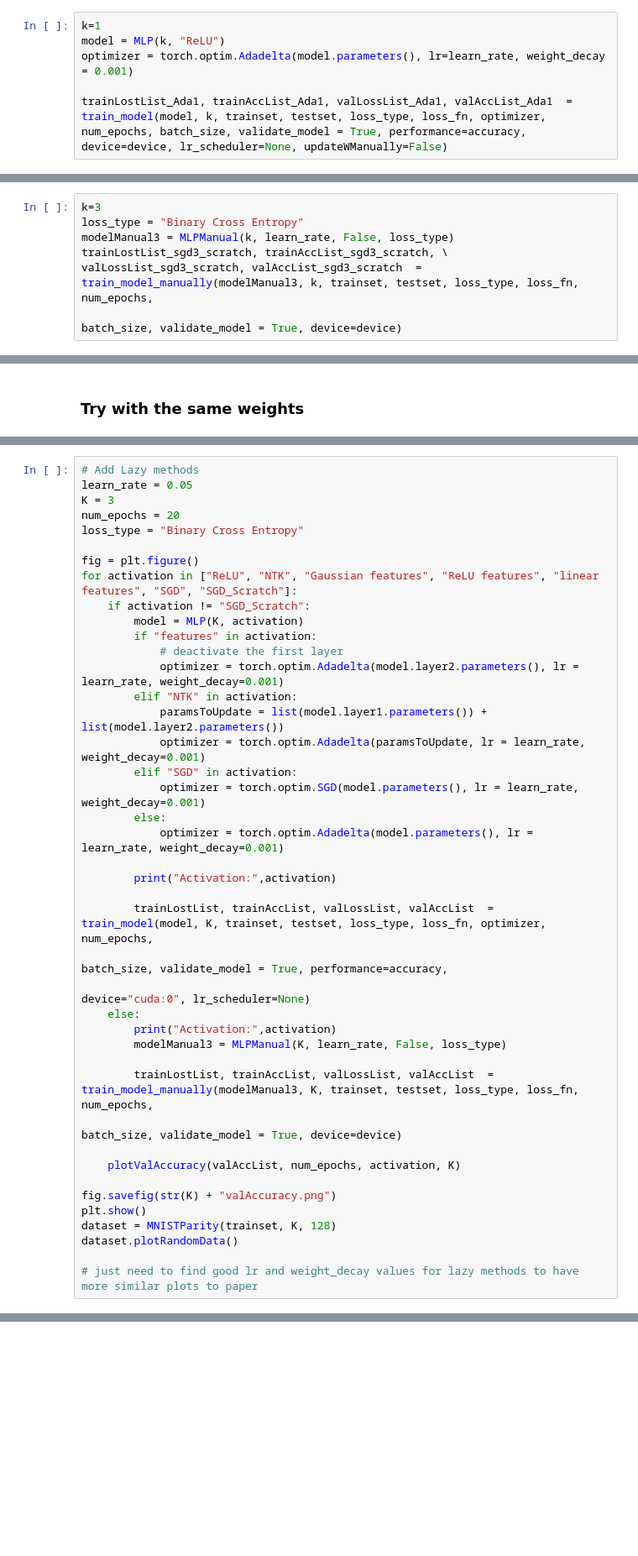
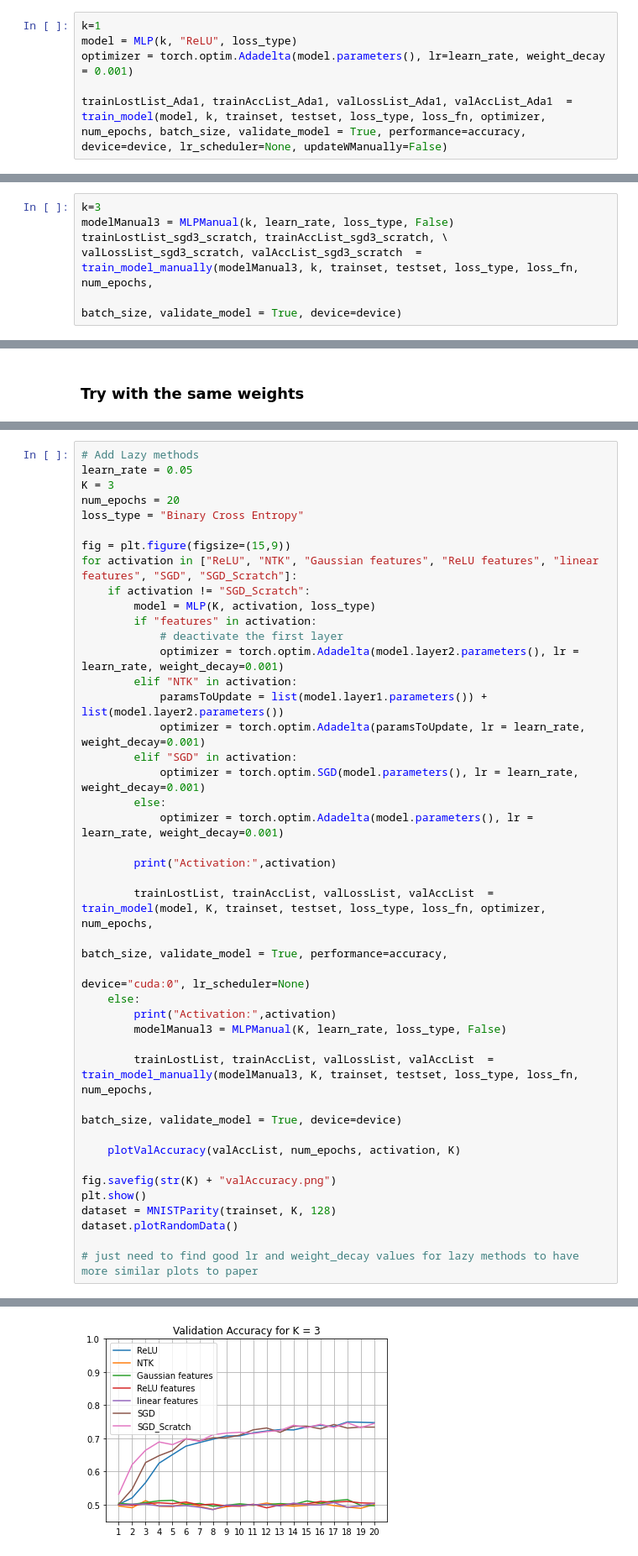
Before and after one commit to demirbilek95/Dynamics-of-Learning, a Jupyter notebook: 01-Experiments.ipynb, the cells around one changed output, grey strips where cells are left out. Shown: that part at 84% size. Saved outputs shown, nothing was run; the diff lists cells and outputs as text; blank space fills up the shorter version.

Commit message:
Initialization of `MLP` is updated with `loss_type`

```diff
--- a/01-Experiments.ipynb
+++ b/01-Experiments.ipynb
@@ -41,7 +41,7 @@ cuda:0
 ### For k = 1
 # %%
 k=1
-model = MLP(k, "ReLU")
+model = MLP(k, "ReLU", loss_type)
 optimizer = torch.optim.Adadelta(model.parameters(), lr=learn_rate, weight_decay = 0.001)
 
 trainLostList_Ada1, trainAccList_Ada1, valLossList_Ada1, valAccList_Ada1  = train_model(model, k, trainset, testset, loss_type, loss_fn, optimizer, num_epochs, batch_size, validate_model = True, performance=accuracy, device=device, lr_scheduler=None, updateWManually=False)
@@ -170,7 +192,6 @@ plot_loss_accuracy(trainLostList_sgd3, valLossList_sgd3, trainAccList_sgd3, valA
 # %%
 k=3
-loss_type = "Binary Cross Entropy"
-modelManual3 = MLPManual(k, learn_rate, False, loss_type)
+modelManual3 = MLPManual(k, learn_rate, loss_type, False)
 trainLostList_sgd3_scratch, trainAccList_sgd3_scratch, \
 valLossList_sgd3_scratch, valAccList_sgd3_scratch  = train_model_manually(modelManual3, k, trainset, testset, loss_type, loss_fn, num_epochs,
                                                                           batch_size, validate_model = True, device=device)
@@ -225,10 +304,10 @@ K = 3
 num_epochs = 20
 loss_type = "Binary Cross Entropy"
 
-fig = plt.figure()
+fig = plt.figure(figsize=(15,9))
 for activation in ["ReLU", "NTK", "Gaussian features", "ReLU features", "linear features", "SGD", "SGD_Scratch"]:
     if activation != "SGD_Scratch":
-        model = MLP(K, activation)
+        model = MLP(K, activation, loss_type)
         if "features" in activation:
             # deactivate the first layer
             optimizer = torch.optim.Adadelta(model.layer2.parameters(), lr = learn_rate, weight_decay=0.001)
@@ -247,7 +326,7 @@ for activation in ["ReLU", "NTK", "Gaussian features", "ReLU features", "linear
                                                                             device="cuda:0", lr_scheduler=None)
     else:
         print("Activation:",activation)
-        modelManual3 = MLPManual(K, learn_rate, False, loss_type)
+        modelManual3 = MLPManual(K, learn_rate, loss_type, False)
 
         trainLostList, trainAccList, valLossList, valAccList  = train_model_manually(modelManual3, K, trainset, testset, loss_type, loss_fn, num_epochs,
                                                                                   batch_size, validate_model = True, device=device)
@@ -260,3 +339,4 @@ dataset = MNISTParity(trainset, K, 128)
 dataset.plotRandomData()
 
 # just need to find good lr and weight_decay values for lazy methods to have more similar plots to paper
+# %% [output]
@@ -262,0 +360 @@ dataset.plotRandomData()
+[figure, added]
```
Also changed, not shown: parts of 14 cells of this notebook.
